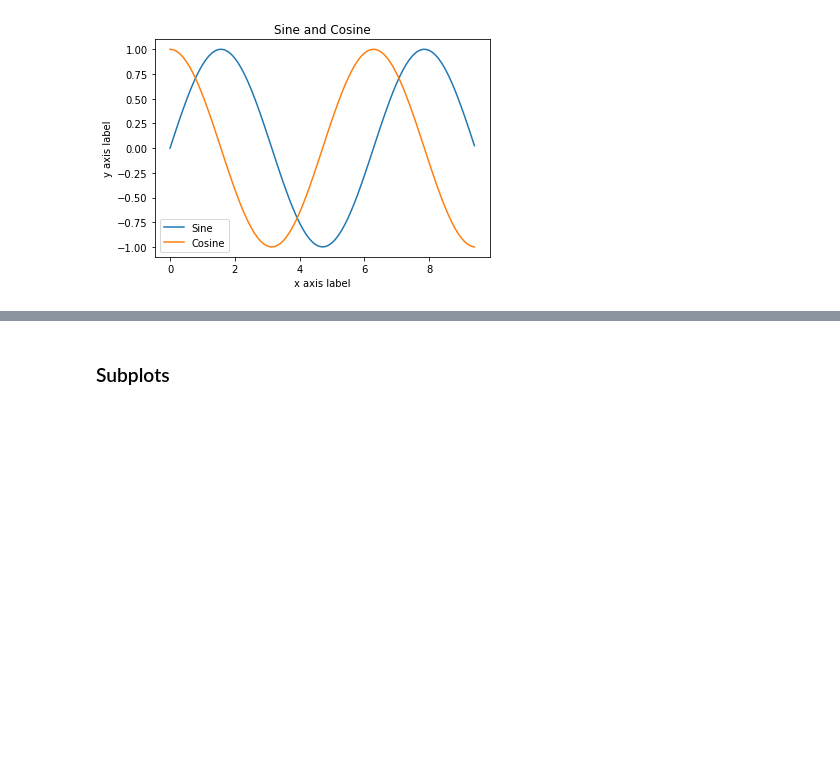
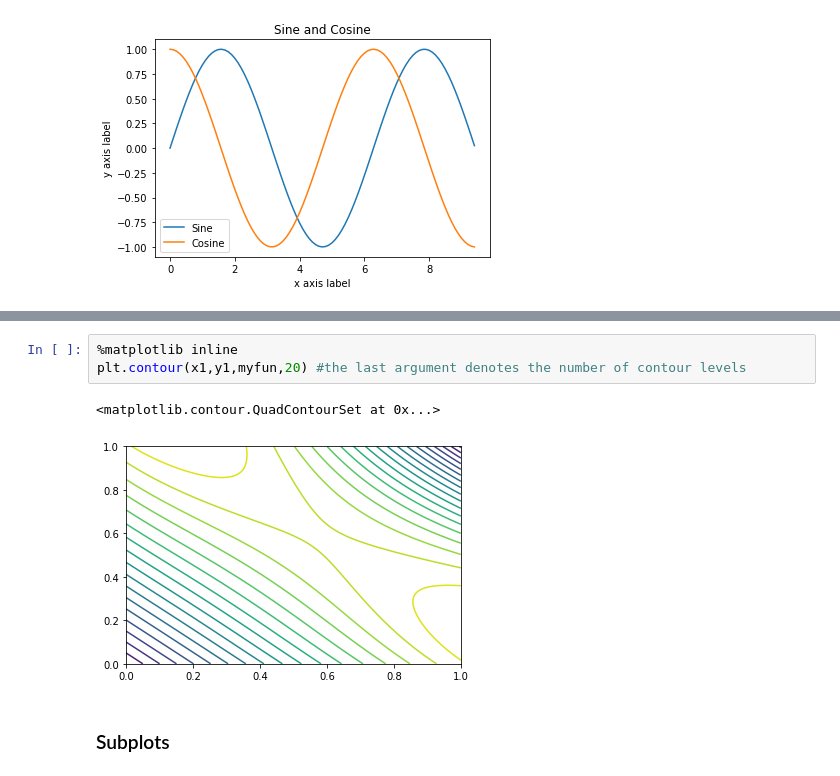
Before and after one commit to ntua-cvsp-lab/DSP_LabSupport, a Jupyter notebook: Numpy_Intro.ipynb, the cells around one changed output, grey strips where cells are left out. Drawn from its saved outputs; the diff is of its cells as text; blank space fills up the shorter version.

```diff
--- a/Numpy_Intro.ipynb
+++ b/Numpy_Intro.ipynb
@@ -544,3 +567,9 @@ plt.legend(['Sine', 'Cosine'])
+# %%
+%matplotlib inline
+plt.contour(x1,y1,myfun,20) #the last argument denotes the number of contour levels
+# %% [output]
+<matplotlib.contour.QuadContourSet at 0x...>
+[figure, added]
 # %% [markdown]
 ### Subplots
 # %% [markdown]
```
Also changed, not shown: parts of 11 cells of this notebook.
